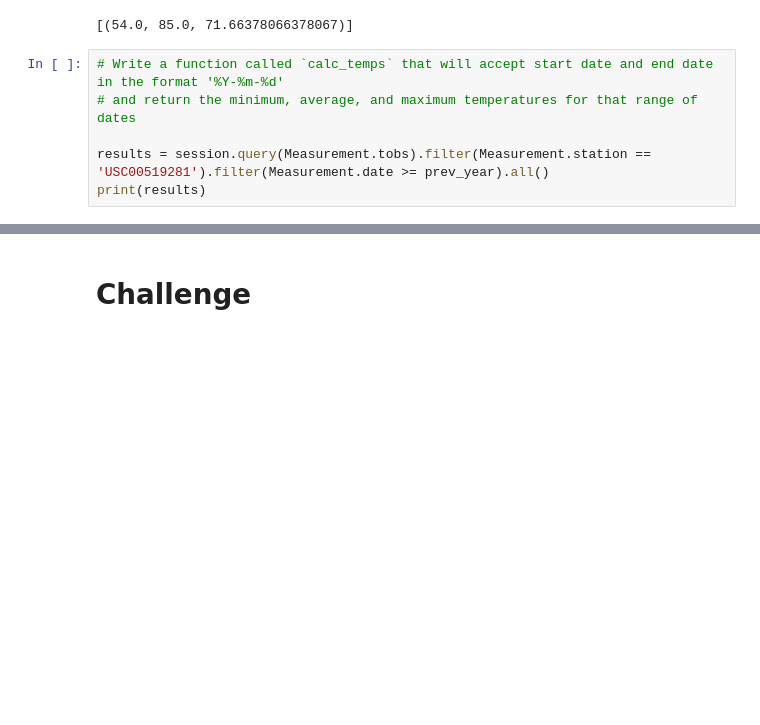
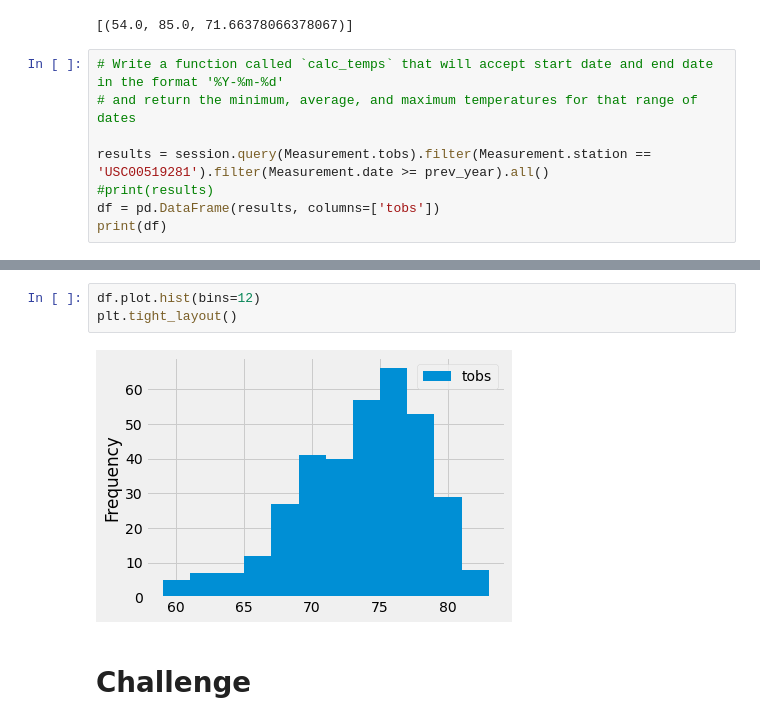
Before and after one commit to kimconrad/surfs-up, a Jupyter notebook: climate_analysis.ipynb, the cells around one changed output, grey strips where cells are left out. Cells and saved outputs as stored; diff of their text form; blank space fills up the shorter version.

```diff
--- a/climate_analysis.ipynb
+++ b/climate_analysis.ipynb
@@ -133,5 +133,7 @@ filter(Measurement.station == 'USC00519281').all()
 # and return the minimum, average, and maximum temperatures for that range of dates
 
 results = session.query(Measurement.tobs).filter(Measurement.station == 'USC00519281').filter(Measurement.date >= prev_year).all()
-print(results)
+#print(results)
+df = pd.DataFrame(results, columns=['tobs'])
+print(df)
 # %% [output]
@@ -139,2 +154,7 @@ print(results)
+# %%
+df.plot.hist(bins=12)
+plt.tight_layout()
+# %% [output]
+[figure, added]
 # %% [markdown]
 # Challenge
```
Also changed, not shown: parts of 1 cell of this notebook, 2 other files.
